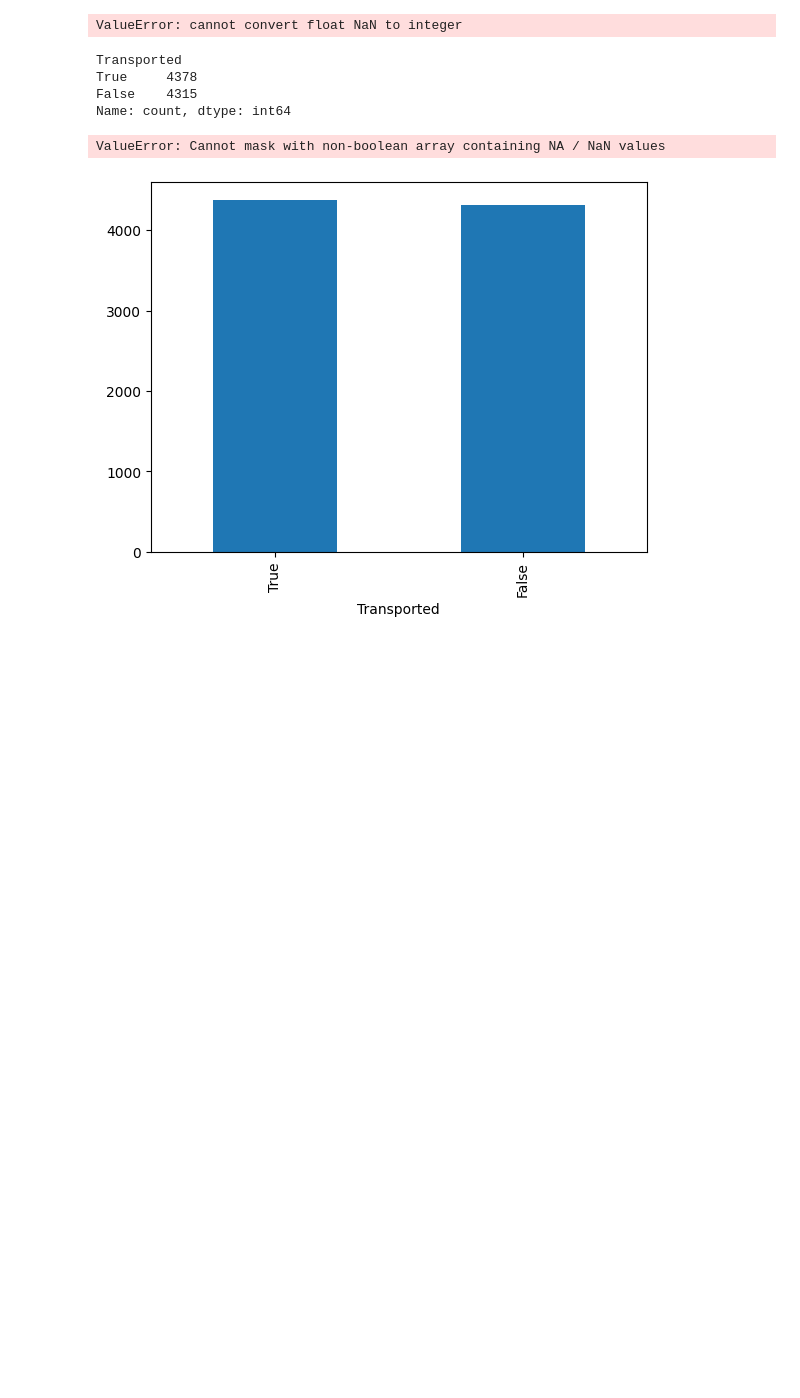
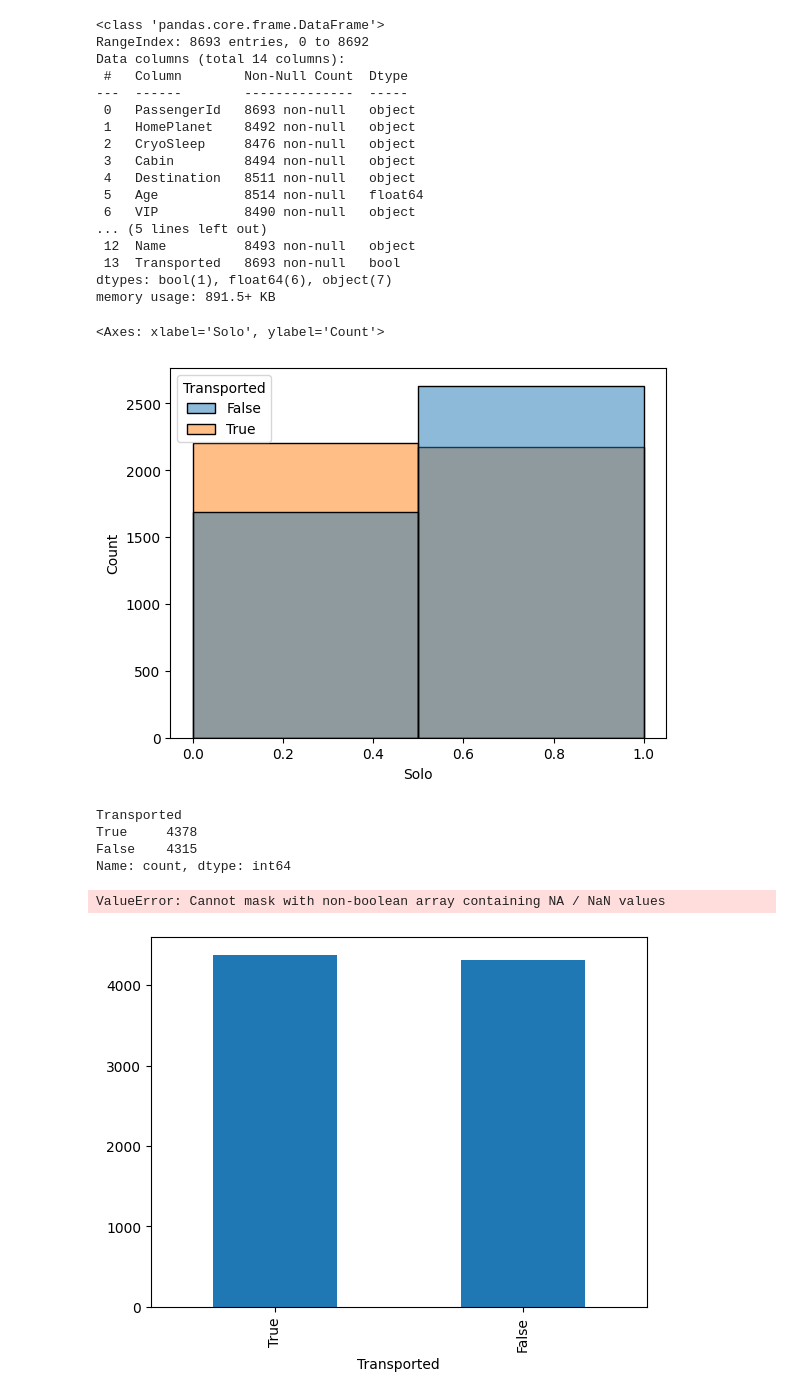
Before and after one commit to YoshiLeLama/projet-ml, a Jupyter notebook: data_analysis.ipynb, the cells around one changed output. Drawn from its saved outputs; the diff is of its cells as text; code cells hidden in the pictures; blank space fills up the shorter version.

```diff
--- a/data_analysis.ipynb
+++ b/data_analysis.ipynb
@@ -8,8 +8,36 @@ from sklearn.preprocessing import LabelEncoder
 # %%
 dataset = pd.read_csv("./train.csv")
 dataset.describe()
+dataset.info()
+
+dataset['Group'] = dataset['PassengerId'].str.split('_').str[0]
+groups_size = dataset['Group'].value_counts().reset_index()
+groups_size.columns = ['Group', 'GroupSize']
+dataset = dataset.merge(groups_size, on='Group')
+dataset.loc[(dataset['GroupSize'] == 1), 'Solo'] = 1
+dataset['Solo'] = dataset['Solo'].fillna(0).astype(int)
+
+sns.histplot(data=dataset, x='Solo', hue='Transported', binwidth=0.5)
 # %% [output]
-ValueError: cannot convert float NaN to integer
+<class 'pandas.core.frame.DataFrame'>
+RangeIndex: 8693 entries, 0 to 8692
+Data columns (total 14 columns):
+ #   Column        Non-Null Count  Dtype
+---  ------        --------------  -----
+ 0   PassengerId   8693 non-null   object
+ 1   HomePlanet    8492 non-null   object
+ 2   CryoSleep     8476 non-null   object
+ 3   Cabin         8494 non-null   object
+ 4   Destination   8511 non-null   object
+ 5   Age           8514 non-null   float64
+ 6   VIP           8490 non-null   object
+... (5 lines left out)
+ 12  Name          8493 non-null   object
+ 13  Transported   8693 non-null   bool
+dtypes: bool(1), float64(6), object(7)
+memory usage: 891.5+ KB
+<Axes: xlabel='Solo', ylabel='Count'>
+[figure, added]
 # %%
 # Statistiques sur le dataset entier
 
```
Also changed, not shown: 7 other files.
